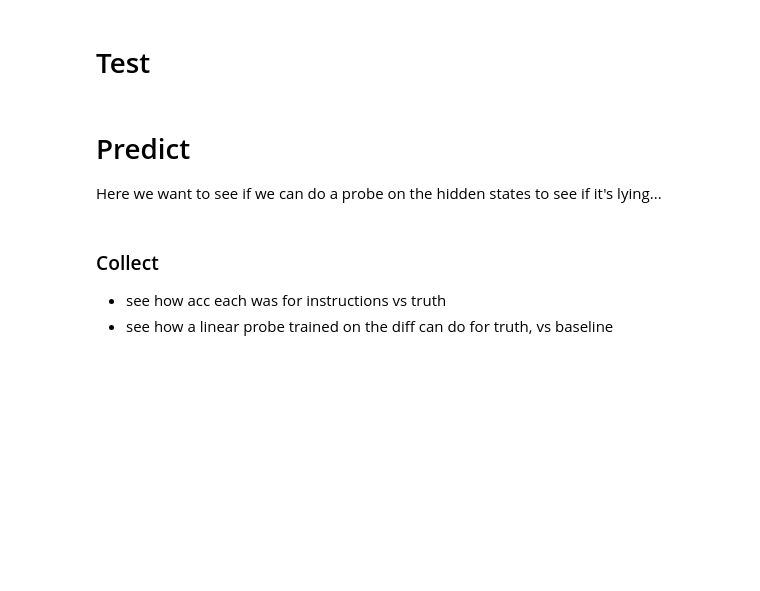
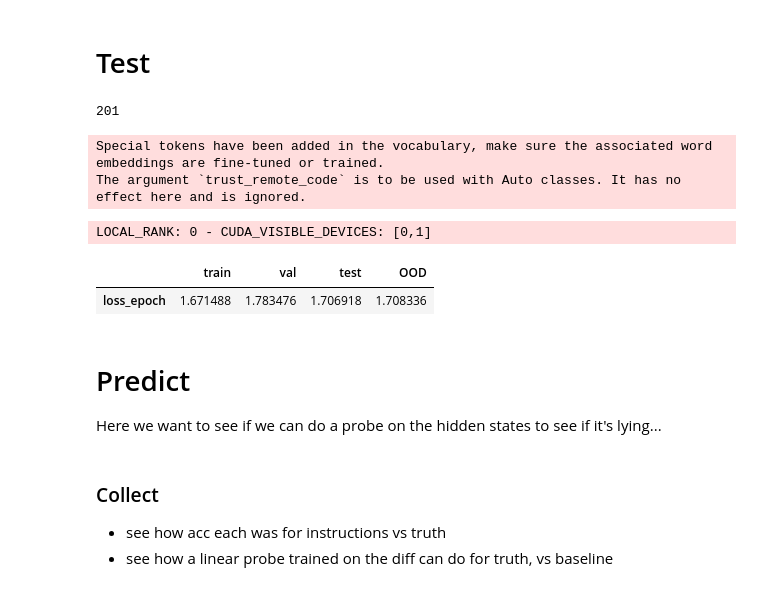
Before and after one commit to wassname/LoRA_are_lie_detectors, a Jupyter notebook: notebooks/03_mjc_ltold_to_lie_loss.ipynb, the cells around one changed output. Drawn from its saved outputs; the diff is of its cells as text; code cells hidden in the pictures; blank space fills up the shorter version.

```diff
--- a/notebooks/03_mjc_ltold_to_lie_loss.ipynb
+++ b/notebooks/03_mjc_ltold_to_lie_loss.ipynb
@@ -186,7 +186,7 @@ Dataset({
 })
 # %%
 ds_tokens2 = load_preproc_datasets(
-    cfg.datasets_oos,
+    cfg.datasets_ood,
     tokenizer,
     N=N // 2,
     seed=cfg.seed,
@@ -306,18 +296,13 @@ print(c_in)
 # %%
 # we want to init lightning early, so it inits accelerate
 trainer1 = pl.Trainer(
-    # precision="16-true", # leads to inf loss?
-    # precision="16-mixed", # works
-    # precision="bf16-mixed",
     gradient_clip_val=20,
-    # accelerator="auto",
     devices="1",
     accelerator="gpu",
-    # devices=[0],
     accumulate_grad_batches=4,
     max_epochs=max_epochs,
     log_every_n_steps=1,
-    enable_model_summary=False,
+    # enable_model_summary=False,
 )
 # %% [output]
 GPU available: True (cuda), used: True
@@ -384,5 +448,7 @@ len(dl_valtest2.dataset)
 # %%
-dl_oos2 = DataLoader(
+dl_OOD = DataLoader(
     ds_tokens2, batch_size=cfg.batch_size * 2, drop_last=False, shuffle=False
 )
-len(dl_oos2.dataset)
+len(dl_OOD.dataset)
+# %% [output]
+201
@@ -415,3 +455,36 @@ rs[0]
+# %%
+model, tokenizer = model, tokenizer = load_model(
+    cfg.model,
+    device=device,
+    adaptor_path=checkpoint_path,
+    dtype=torch.float16,  # bfloat can't be pickled
+    model_class=PhiForCausalLMWHS,
+)
+net = AtapterFinetunerToldToLie(model, tokenizer)
+clear_mem()
+# %% [output]
+Special tokens have been added in the vocabulary, make sure the associated word embeddings are fine-tuned or trained.
+The argument `trust_remote_code` is to be used with Auto classes. It has no effect here and is ignored.
+# %%
+from src.helpers.lightning import rename_pl_test_results
+
+rs1 = trainer1.test(
+    net,
+    dataloaders=[
+        dl_train2,
+        dl_val2,
+        dl_test2,
+        dl_OOD,
+    ],
+    verbose=False
+)
+rs = rename_pl_test_results(rs1, ["train", "val", "test", "OOD"])
+df_testing = pd.DataFrame(rs)
+df_testing
+# %% [output]
+LOCAL_RANK: 0 - CUDA_VISIBLE_DEVICES: [0,1]
+|  | train | val | test | OOD |
+| loss_epoch | 1.671488 | 1.783476 | 1.706918 | 1.708336 |
 # %% [markdown]
 # Predict
 
```
Also changed, not shown: parts of 40 cells of this notebook, 11 other files.
